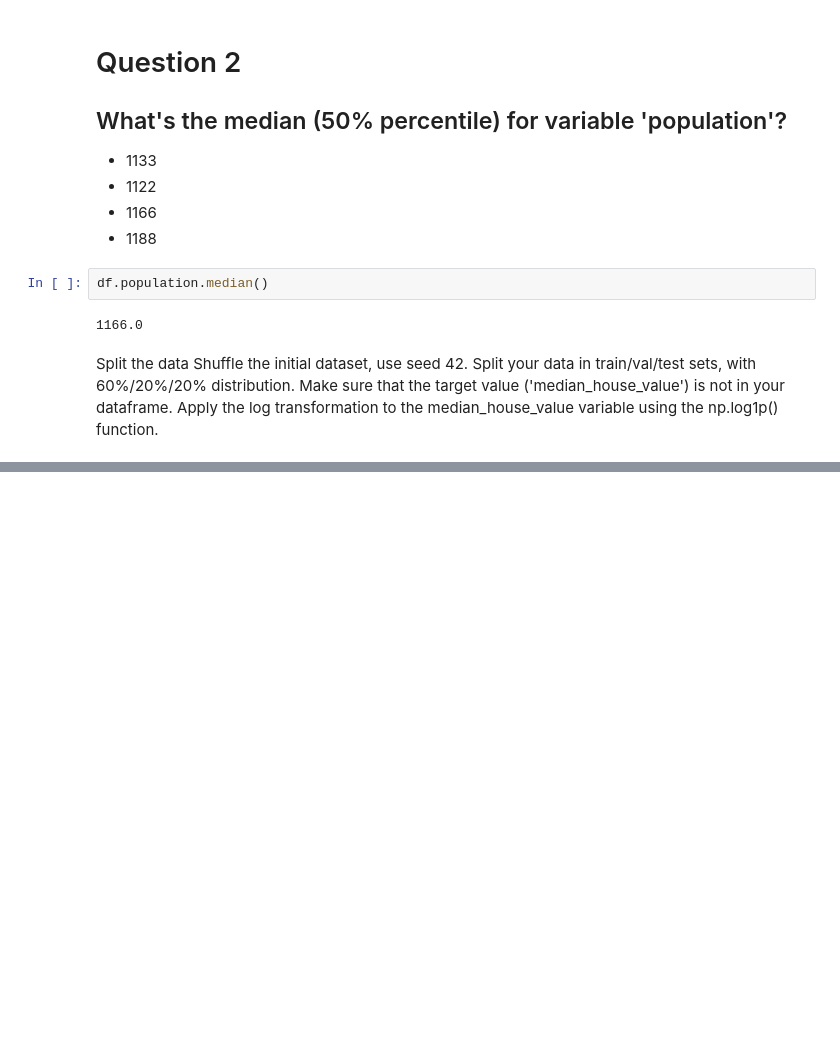
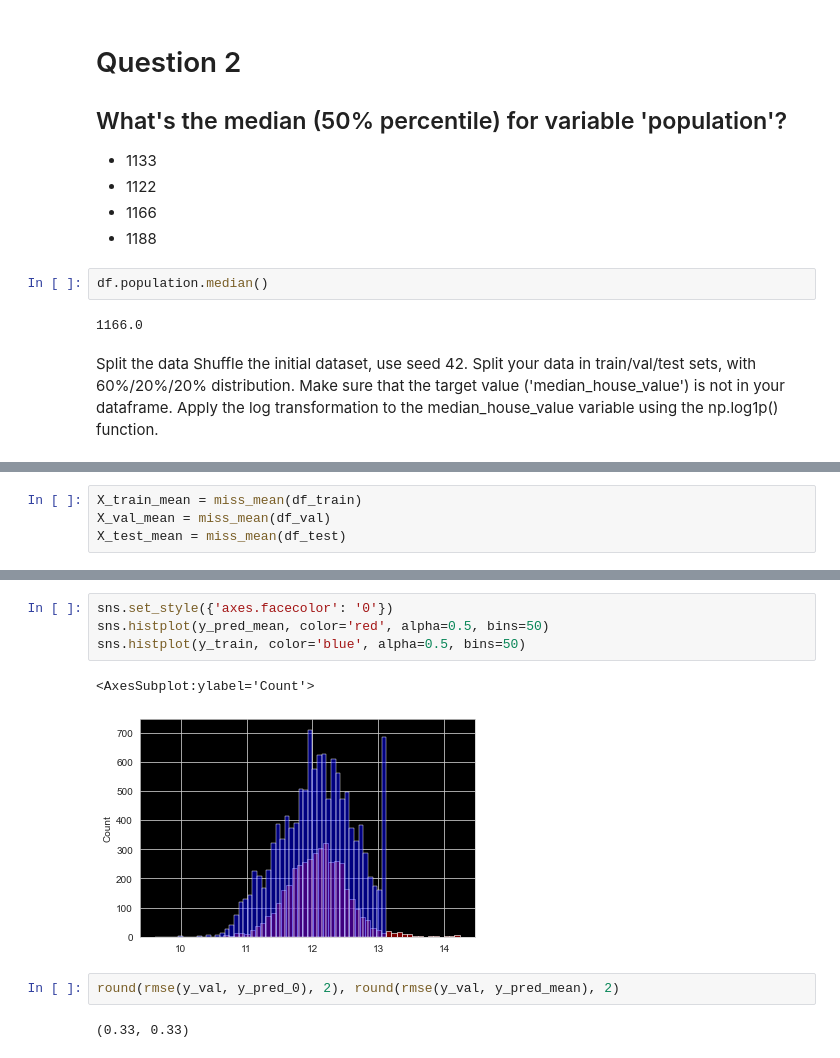
Before and after one commit to Andrej-Ilin/course_zoomcamp_2022, a Jupyter notebook: week2/homework_2.ipynb, the cells around one changed output, grey strips where cells are left out. Cells and saved outputs as stored; diff of their text form; blank space fills up the shorter version.

```diff
--- a/week2/homework_2.ipynb
+++ b/week2/homework_2.ipynb
@@ -78,0 +229,4 @@ train = n
+# %%
+X_train_mean = miss_mean(df_train)
+X_val_mean = miss_mean(df_val)
+X_test_mean = miss_mean(df_test)
@@ -78,0 +240,11 @@ train = n
+# %%
+sns.set_style({'axes.facecolor': '0'})
+sns.histplot(y_pred_mean, color='red', alpha=0.5, bins=50)
+sns.histplot(y_train, color='blue', alpha=0.5, bins=50)
+# %% [output]
+<AxesSubplot:ylabel='Count'>
+[figure, added]
+# %%
+round(rmse(y_val, y_pred_0), 2), round(rmse(y_val, y_pred_mean), 2)
+# %% [output]
+(0.33, 0.33)
```
Also changed, not shown: parts of 35 cells of this notebook.
